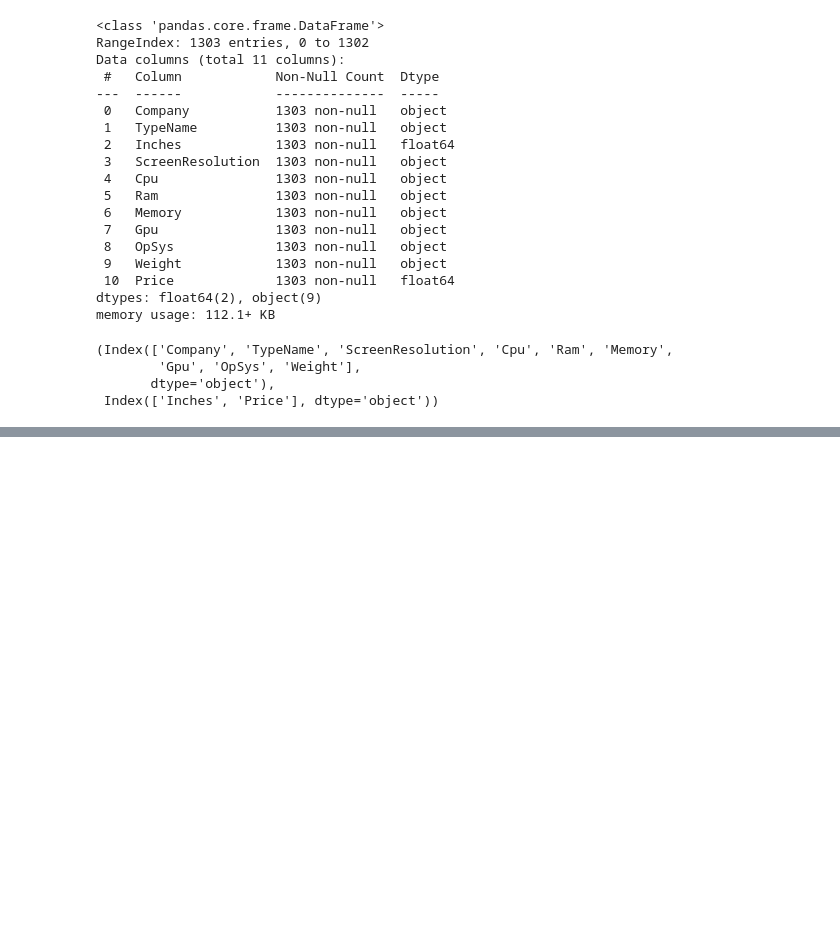
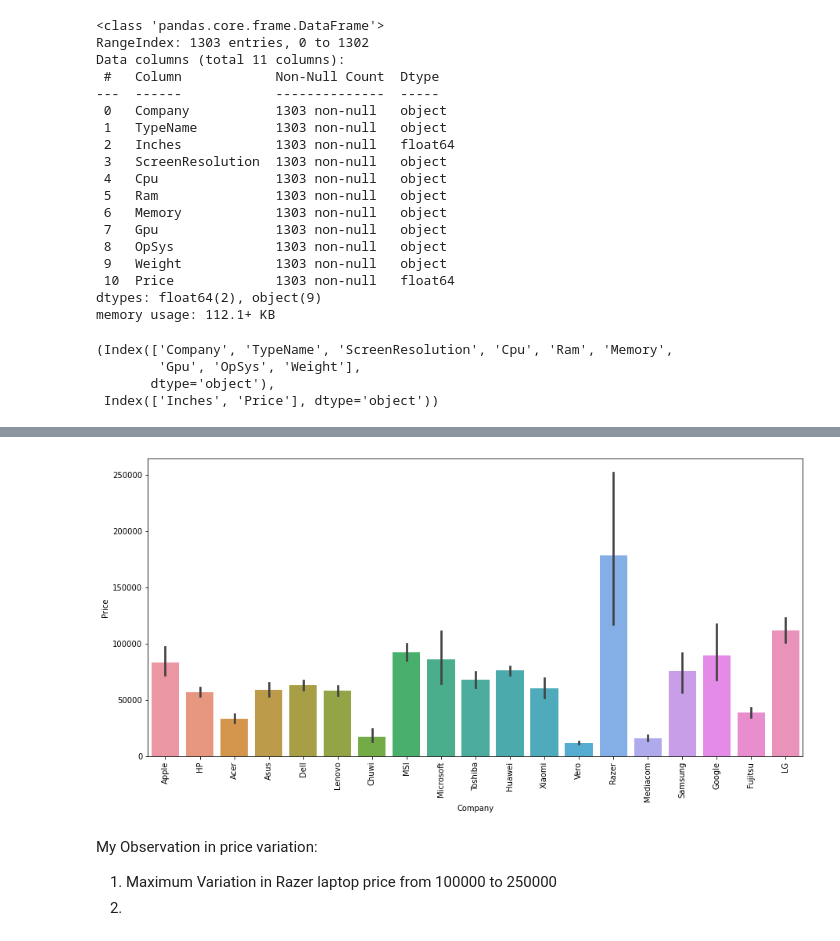
Before and after one commit to Braj-Bhooshan/Projects, a Jupyter notebook: Laptop price pridiction/Laptop_price_prediction.ipynb, the cells around one changed output, grey strips where cells are left out. Drawn from its saved outputs; the diff is of its cells as text; code cells hidden in the pictures; blank space fills up the shorter version.

```diff
--- a/Laptop price pridiction/Laptop_price_prediction.ipynb
+++ b/Laptop price pridiction/Laptop_price_prediction.ipynb
@@ -78,0 +191,14 @@ catvars, numvars
+# %%
+# average price of each of the laptop brands
+# this will say us the insight that as per company the price of the laptop vary
+
+plt.figure(figsize=(15,7))
+sns.barplot(x=df['Company'],y=df['Price'])
+plt.xticks(rotation='vertical')
+plt.show()
+# %% [output]
+[figure, added]
+# %% [markdown]
+My Observation in price variation:
+1. Maximum Variation in Razer laptop price from 100000 to 250000
+2.
```
Also changed, not shown: parts of 9 cells of this notebook.
